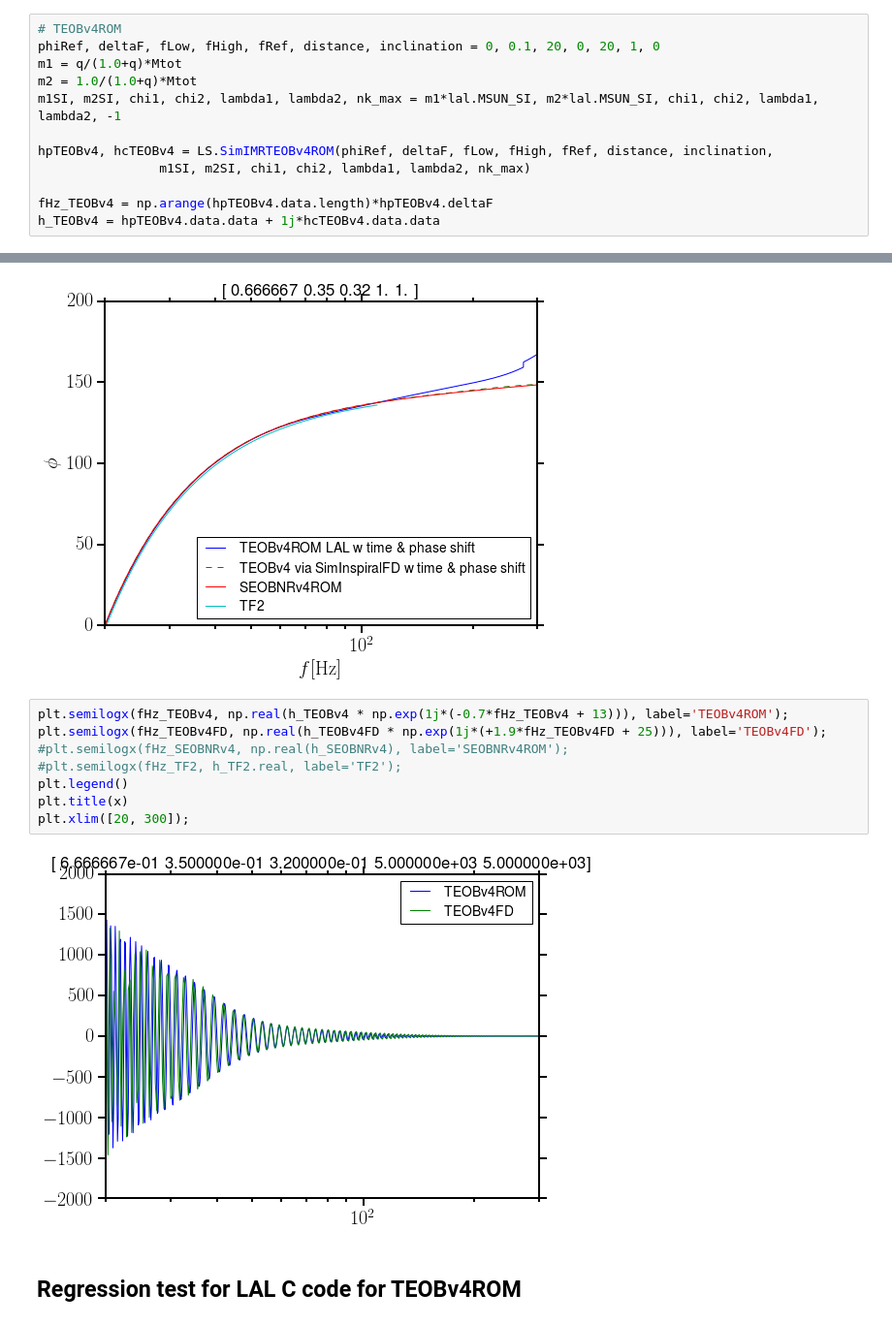
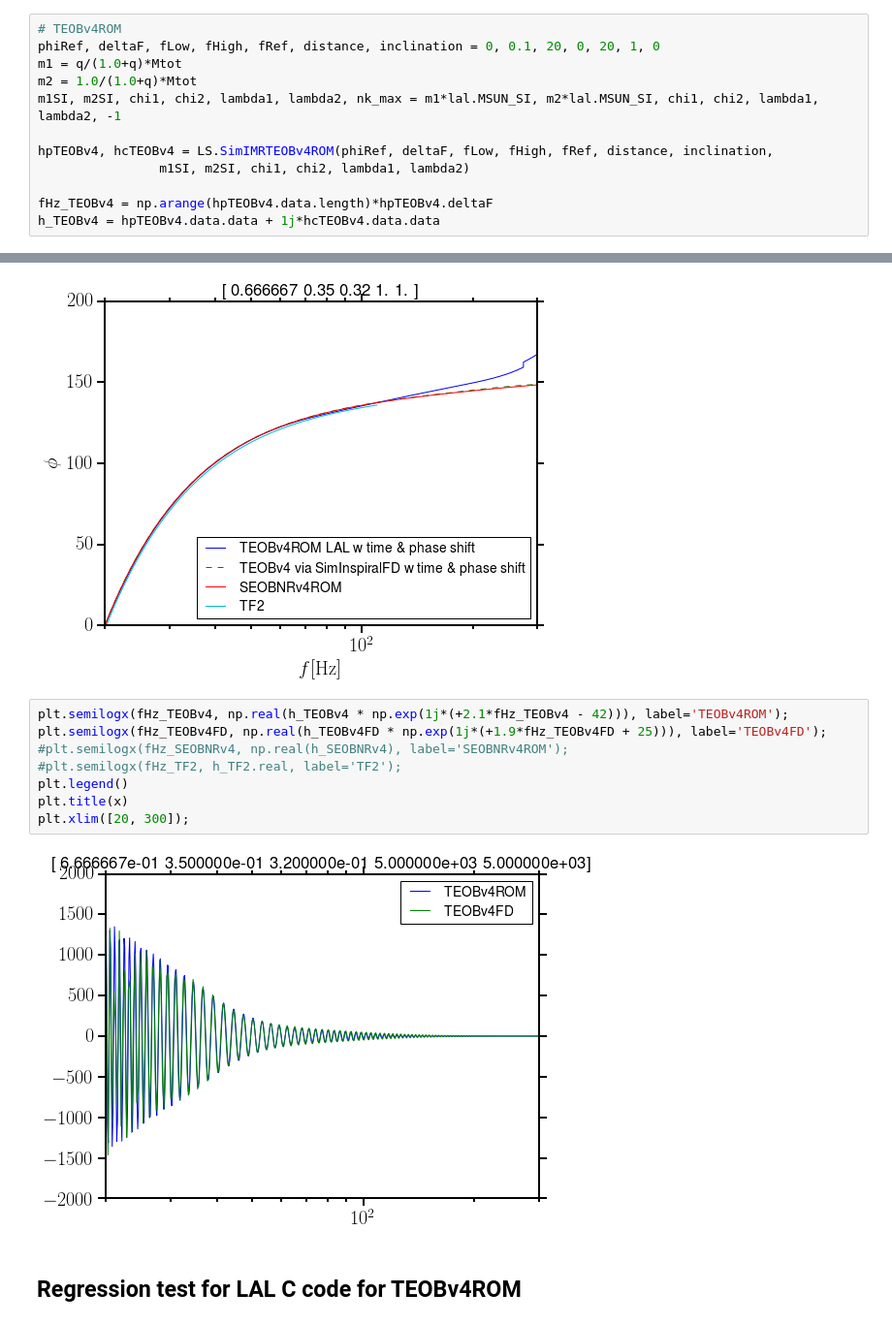
Before and after one commit to benjaminlackey/gpsurrogate, a Jupyter notebook: src/TEOB-LAL-implementation/LalsuiteSurrogate_MP.ipynb, the cells around one changed output, grey strips where cells are left out. Shown at 97% size. Saved outputs shown, nothing was run; the diff lists cells and outputs as text.

```diff
--- a/src/TEOB-LAL-implementation/LalsuiteSurrogate_MP.ipynb
+++ b/src/TEOB-LAL-implementation/LalsuiteSurrogate_MP.ipynb
@@ -1405,7 +1393,7 @@ m2 = 1.0/(1.0+q)*Mtot
 m1SI, m2SI, chi1, chi2, lambda1, lambda2, nk_max = m1*lal.MSUN_SI, m2*lal.MSUN_SI, chi1, chi2, lambda1, lambda2, -1
 
 hpTEOBv4, hcTEOBv4 = LS.SimIMRTEOBv4ROM(phiRef, deltaF, fLow, fHigh, fRef, distance, inclination,
-                m1SI, m2SI, chi1, chi2, lambda1, lambda2, nk_max)
+                m1SI, m2SI, chi1, chi2, lambda1, lambda2)
 
 fHz_TEOBv4 = np.arange(hpTEOBv4.data.length)*hpTEOBv4.deltaF
 h_TEOBv4 = hpTEOBv4.data.data + 1j*hcTEOBv4.data.data
@@ -1504,15 +1506,15 @@ plt.ylim([0, 200]);
 # %% [output]
 [figure]
 # %%
-plt.semilogx(fHz_TEOBv4, np.real(h_TEOBv4 * np.exp(1j*(-0.7*fHz_TEOBv4 + 13))), label='TEOBv4ROM');
+plt.semilogx(fHz_TEOBv4, np.real(h_TEOBv4 * np.exp(1j*(+2.1*fHz_TEOBv4 - 42))), label='TEOBv4ROM');
 plt.semilogx(fHz_TEOBv4FD, np.real(h_TEOBv4FD * np.exp(1j*(+1.9*fHz_TEOBv4FD + 25))), label='TEOBv4FD');
 #plt.semilogx(fHz_SEOBNRv4, np.real(h_SEOBNRv4), label='SEOBNRv4ROM');
 #plt.semilogx(fHz_TF2, h_TF2.real, label='TF2');
 plt.legend()
 plt.title(x)
 plt.xlim([20, 300]);
 # %% [output]
-[figure, old version]
+[figure, new version]
 # %% [markdown]
 ## Regression test for LAL C code for TEOBv4ROM
 # %%
```
Also changed, not shown: parts of 24 cells of this notebook, 4 other files.
